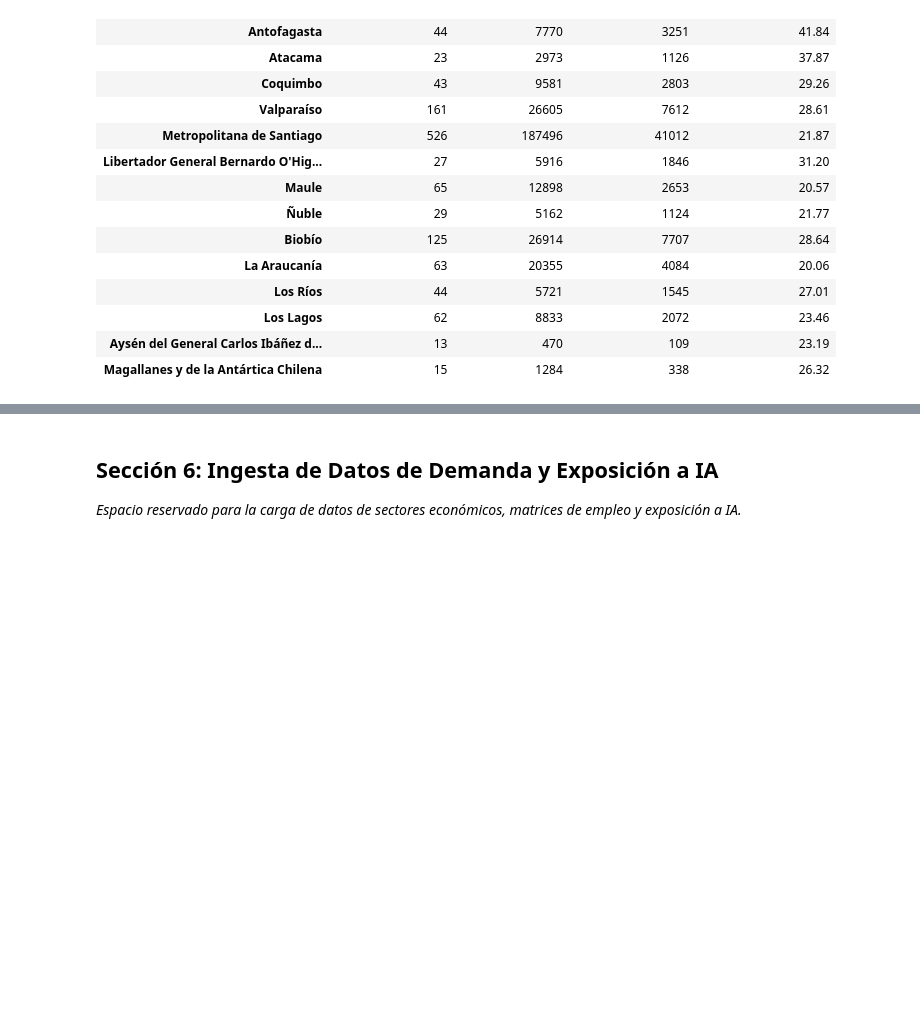
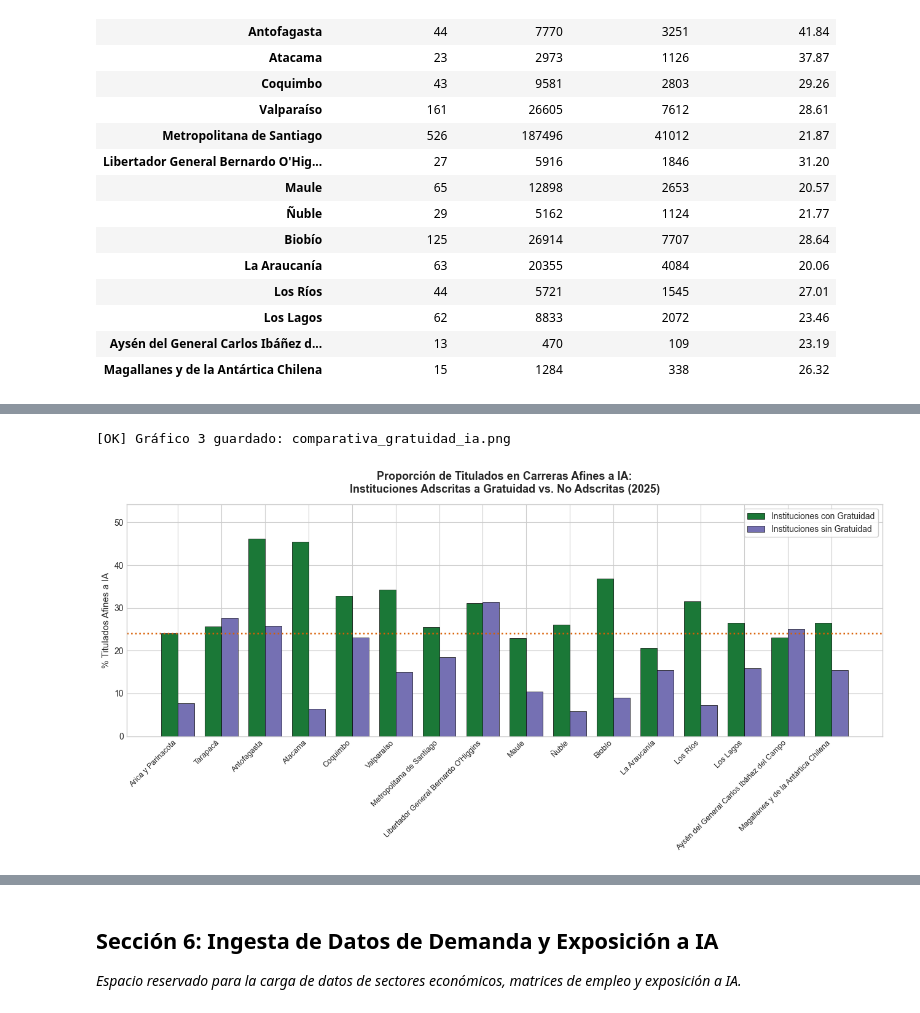
Before and after one commit to YnnySA/match-regional-ia-chile, a Jupyter notebook: notebooks/sprint1_match_ia_regional.ipynb, the cells around one changed output, grey strips where cells are left out. Drawn from its saved outputs; the diff is of its cells as text; code cells hidden in the pictures; blank space fills up the shorter version.

```diff
--- a/notebooks/sprint1_match_ia_regional.ipynb
+++ b/notebooks/sprint1_match_ia_regional.ipynb
@@ -446,0 +647,32 @@ COMPARACIÓN TERRITORIAL: SEDES VS OFERTA DE TITULADOS (NORTE A SUR)
+# %%
+# Gráfico 3: Comparativa de Titulación Afín a IA en Instituciones con Gratuidad vs. Sin Gratuidad
+df_grat_comp = df_titulados.groupby(['region_sede_std', 'inst_gratuidad'], observed=False).apply(
+    lambda g: (g['area_afin_ia'].sum() / len(g) * 100) if len(g) > 0 else 0.0
+).unstack().reindex(REGIONES_NORTE_A_SUR).fillna(0)
+df_grat_comp.columns = ['Sin Gratuidad', 'Con Gratuidad']
+
+fig, ax = plt.subplots(figsize=(13, 6.5))
+x = np.arange(len(REGIONES_NORTE_A_SUR))
+width = 0.38
+
+rects1 = ax.bar(x - width/2, df_grat_comp['Con Gratuidad'], width, label='Instituciones con Gratuidad', color='#1b7837', edgecolor='black', linewidth=0.5)
+rects2 = ax.bar(x + width/2, df_grat_comp['Sin Gratuidad'], width, label='Instituciones sin Gratuidad', color='#7570b3', edgecolor='black', linewidth=0.5)
+
+ax.set_title('Proporción de Titulados en Carreras Afines a IA:\nInstituciones Adscritas a Gratuidad vs. No Adscritas (2025)', fontsize=13, weight='bold', pad=14)
+ax.set_ylabel('% Titulados Afines a IA', fontsize=11)
+ax.set_xticks(x)
+ax.set_xticklabels(REGIONES_NORTE_A_SUR, rotation=45, ha='right', fontsize=9)
+ax.legend(frameon=True, facecolor='white', framealpha=0.9, loc='upper right')
+ax.set_ylim(0, max(df_grat_comp.max()) + 8)
+
+# Media nacional en línea punteada
+ax.axhline(media_nac, color='#d95f02', linestyle=':', linewidth=1.8, label=f'Media Nacional ({media_nac:.1f}%)')
+
+fig.tight_layout()
+fig_path_grat = REPORTS_DIR / 'comparativa_gratuidad_ia.png'
+fig.savefig(fig_path_grat, dpi=300, bbox_inches='tight')
+print(f"[OK] Gráfico 3 guardado: {fig_path_grat.name}")
+plt.show()
+# %% [output]
+[OK] Gráfico 3 guardado: comparativa_gratuidad_ia.png
+[figure, added]
```
Also changed, not shown: parts of 11 cells of this notebook, 4 other files.
